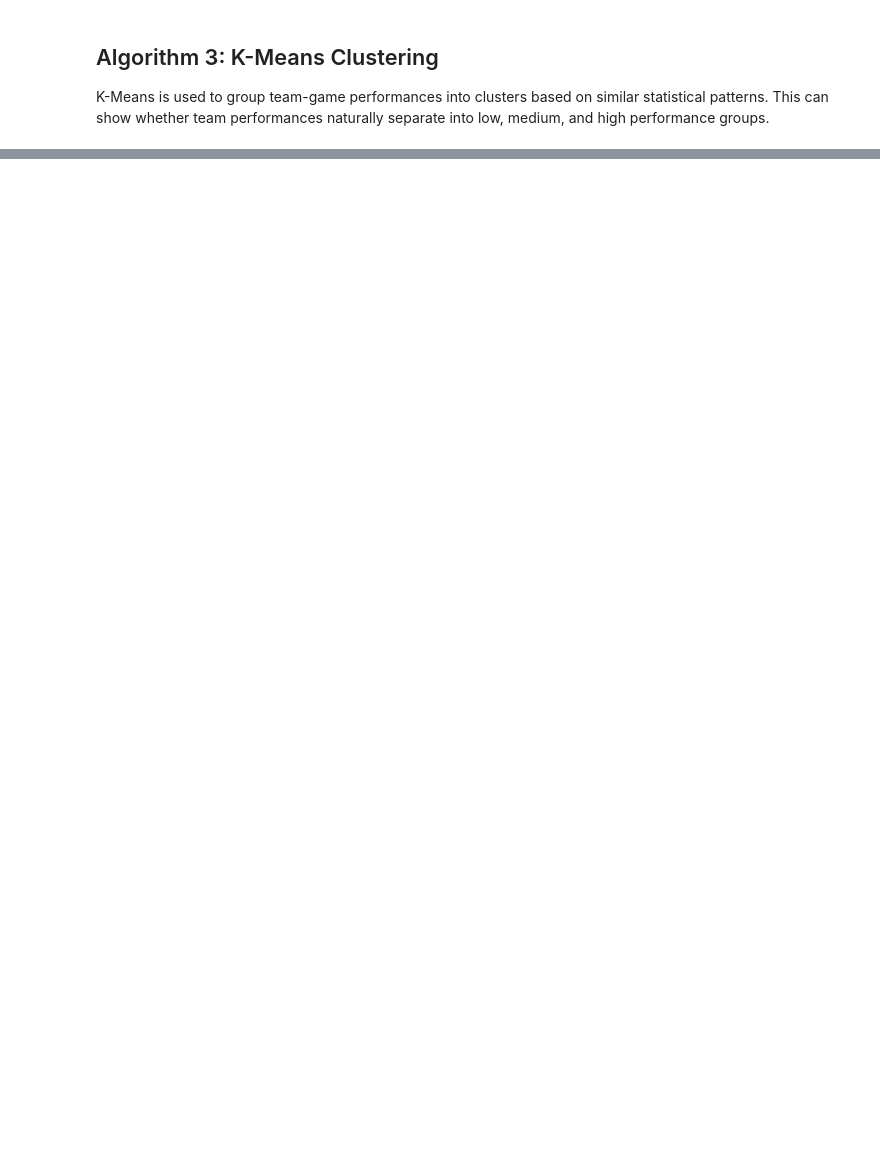
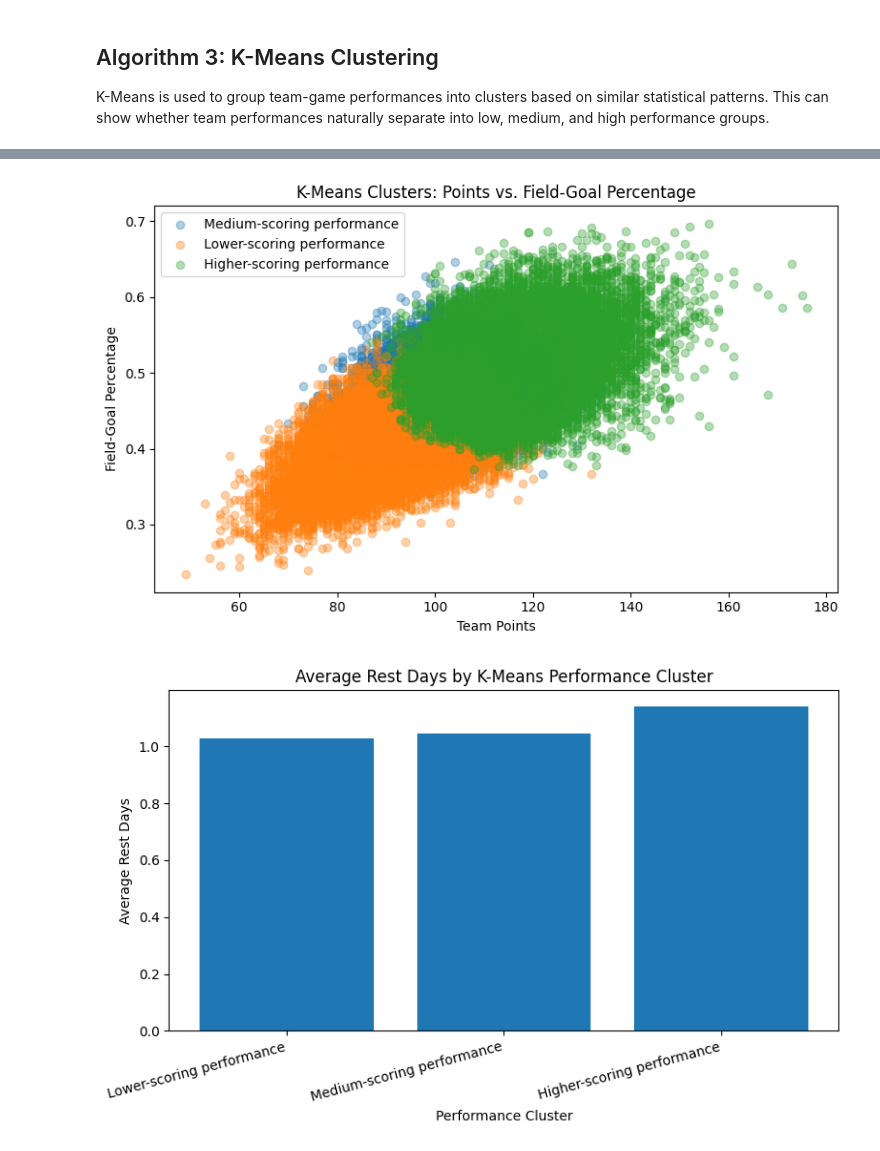
Before and after one commit to ITClown02/cse487, a Jupyter notebook: src/phase2_ml.ipynb, the cells around one changed output, grey strips where cells are left out. Saved outputs shown, nothing was run; the diff lists cells and outputs as text; code cells hidden in the pictures; blank space fills up the shorter version.

```diff
--- a/src/phase2_ml.ipynb
+++ b/src/phase2_ml.ipynb
@@ -438,5 +1124,43 @@ plt.show()
 # %%
-# Cluster summary table
+# K-Means visualizations
 
-cluster_summary = df.groupby("cluster")[cluster_features + ["win", "rest_days"]].mean()
-cluster_summary
+# 1. Points versus field-goal percentage
+plt.figure(figsize=(8, 5))
+
+for cluster_id in sorted(df["cluster"].unique()):
+    cluster_rows = df[df["cluster"] == cluster_id]
+
+    plt.scatter(
+        cluster_rows["pts"],
+        cluster_rows["fg_pct"],
+        alpha=0.35,
+        label=performance_names[cluster_id]
+    )
+
+plt.title("K-Means Clusters: Points vs. Field-Goal Percentage")
+plt.xlabel("Team Points")
+plt.ylabel("Field-Goal Percentage")
+plt.legend()
+plt.tight_layout()
+plt.show()
+
+
+# 2. Average rest days by cluster
+plot_summary = cluster_summary.sort_values("avg_points")
+
+plt.figure(figsize=(8, 5))
+
+plt.bar(
+    plot_summary["cluster_name"],
+    plot_summary["avg_rest_days"]
+)
+
+plt.title("Average Rest Days by K-Means Performance Cluster")
+plt.xlabel("Performance Cluster")
+plt.ylabel("Average Rest Days")
+plt.xticks(rotation=15, ha="right")
+plt.tight_layout()
+plt.show()
+# %% [output]
+[figure, added]
+[figure, added]
```
Also changed, not shown: parts of 29 cells of this notebook, 1 other file.
